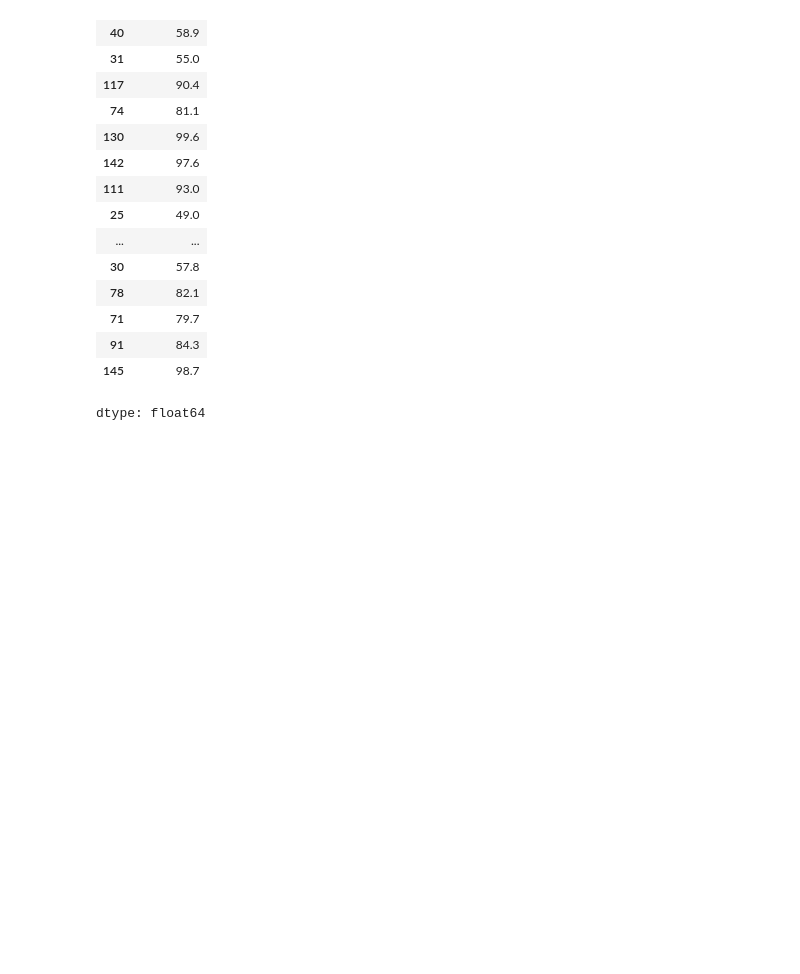
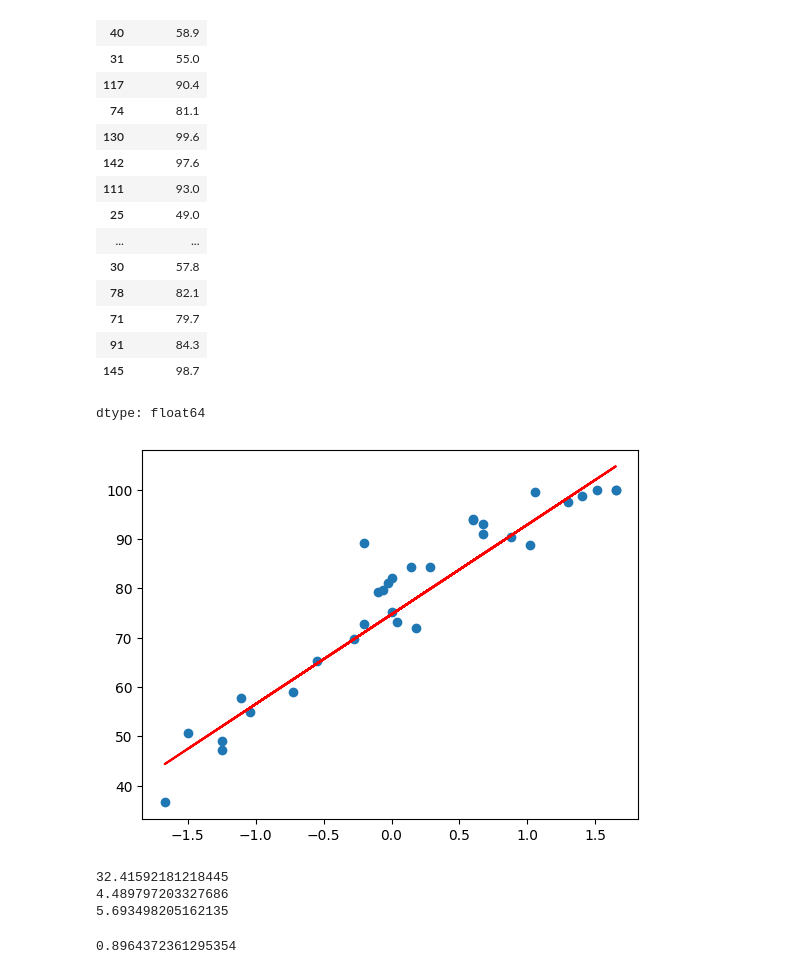
Before and after one commit to europecodingschool/ECS---VB---YZ---08.26, a Jupyter notebook: VB_YZ_Ders_8_.ipynb, the cells around one changed output. Saved outputs shown, nothing was run; the diff lists cells and outputs as text; code cells hidden in the pictures; blank space fills up the shorter version.

```diff
--- a/VB_YZ_Ders_8_.ipynb
+++ b/VB_YZ_Ders_8_.ipynb
@@ -185,3 +185,9 @@ y_test
 | 91 | 84.3 |
 | 145 | 98.7 |
 dtype: float64
+# %%
+plt.scatter(X_test,y_test)
+plt.plot(X_test,regression.predict(X_test),"r")
+plt.show()
+# %% [output]
+[figure, added]
@@ -187,0 +197,11 @@ dtype: float64
+# %%
+mse = mean_squared_error(y_test,y_pred_test)
+mae = mean_absolute_error(y_test,y_pred_test)
+rmse = np.sqrt(mse)
+print(mse)
+print(mae)
+print(rmse)
+# %% [output]
+32.41592181218445
+4.489797203327686
+5.693498205162135
@@ -187,0 +211,4 @@ dtype: float64
+# %%
+score
+# %% [output]
+0.8964372361295354
```
Also changed, not shown: parts of 5 cells of this notebook.
